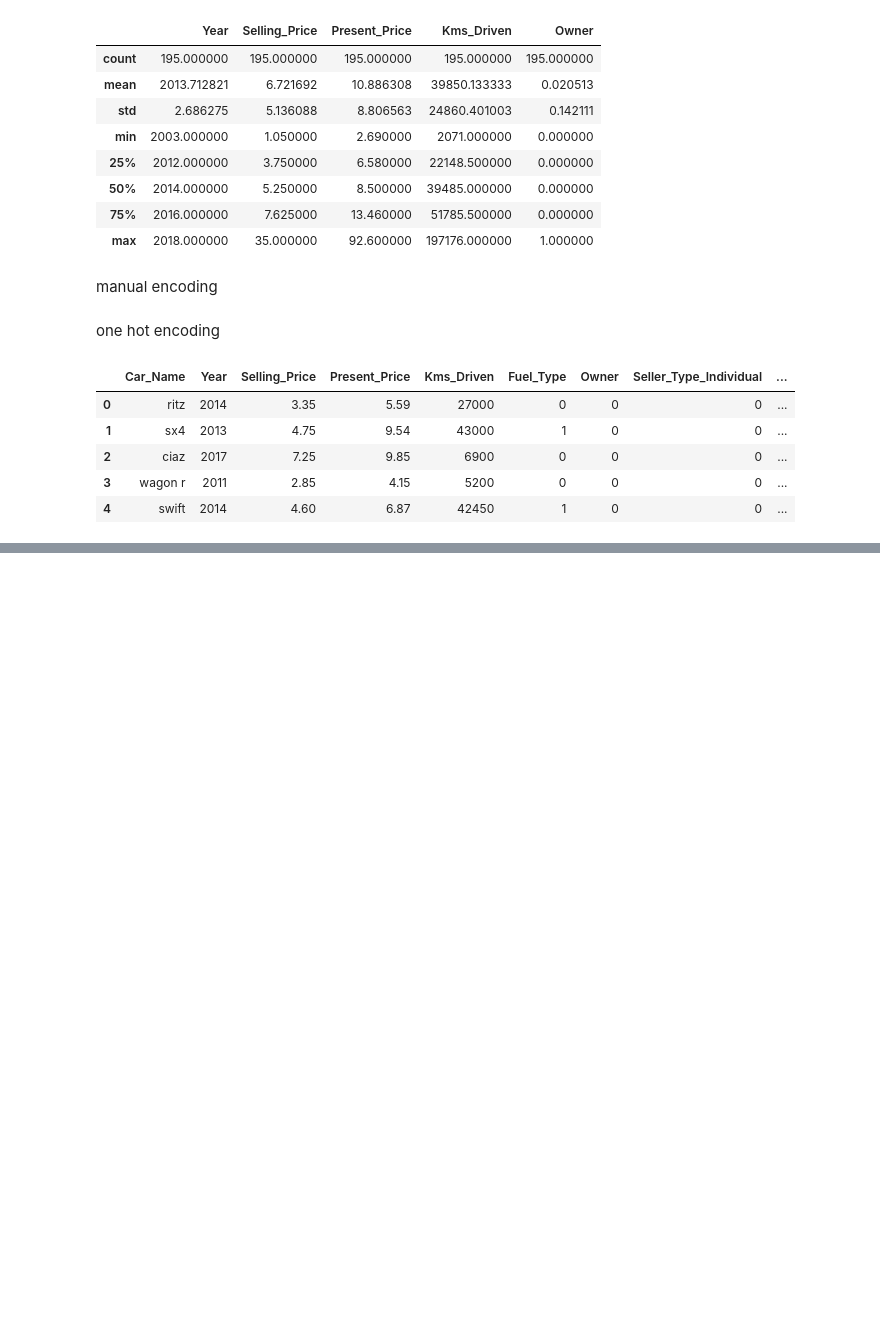
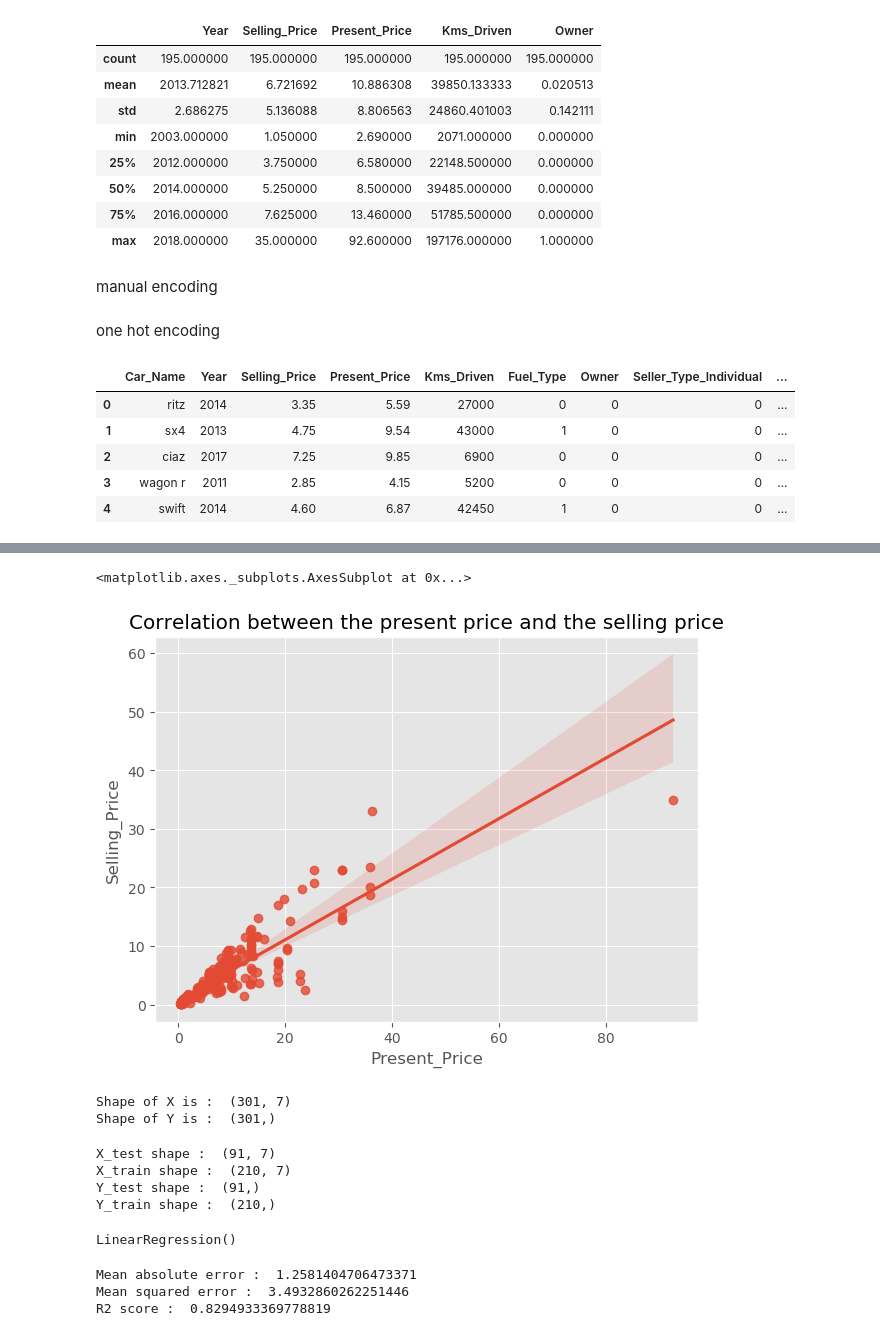
Before and after one commit to Captain-G/CarPrices, a Jupyter notebook: car_prices.ipynb, the cells around one changed output, grey strips where cells are left out. Saved outputs shown, nothing was run; the diff lists cells and outputs as text; code cells hidden in the pictures; blank space fills up the shorter version.

```diff
--- a/car_prices.ipynb
+++ b/car_prices.ipynb
@@ -199,3 +198,10 @@ plt.title('Correlation between the columns')
 plt.show()
 # %% [output]
 [figure]
+# %%
+fig = plt.figure(figsize= (7, 5))
+plt.title('Correlation between the present price and the selling price')
+sns.regplot(x = 'Present_Price', y = 'Selling_Price', data=car_data)
+# %% [output]
+<matplotlib.axes._subplots.AxesSubplot at 0x...>
+[figure, added]
@@ -201,0 +211,6 @@ plt.show()
+# %%
+print("Shape of X is : ", X.shape)
+print("Shape of Y is : ", Y.shape)
+# %% [output]
+Shape of X is :  (301, 7)
+Shape of Y is :  (301,)
@@ -201,0 +219,10 @@ plt.show()
+# %%
+print("X_test shape : ", X_test.shape)
+print("X_train shape : ", X_train.shape)
+print("Y_test shape : ", Y_test.shape)
+print("Y_train shape : ", Y_train.shape)
+# %% [output]
+X_test shape :  (91, 7)
+X_train shape :  (210, 7)
+Y_test shape :  (91,)
+Y_train shape :  (210,)
@@ -201,0 +236,4 @@ plt.show()
+# %%
+model.fit(X_train, Y_train)
+# %% [output]
+LinearRegression()
@@ -201,0 +244,8 @@ plt.show()
+# %%
+print("Mean absolute error : ", (metrics.mean_absolute_error(pred, Y_test)))
+print("Mean squared error : ", (metrics.mean_squared_error(pred, Y_test)))
+print("R2 score : ", (metrics.r2_score(pred, Y_test)))
+# %% [output]
+Mean absolute error :  1.2581404706473371
+Mean squared error :  3.4932860262251446
+R2 score :  0.8294933369778819
```
Also changed, not shown: parts of 14 cells of this notebook.
